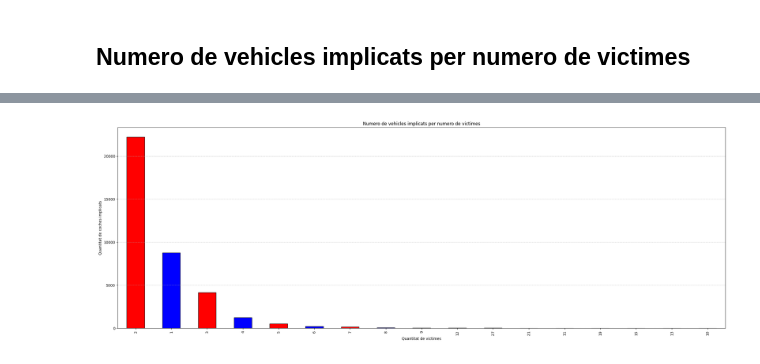
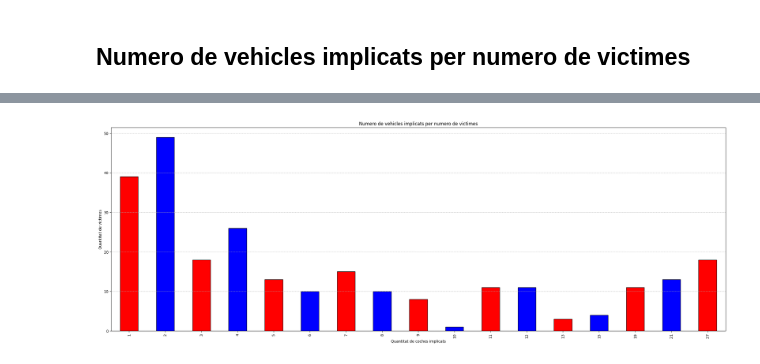
Before and after one commit to SeergiCureero/Proyecto-Analitica-Descriptiva, a Jupyter notebook: main.ipynb, the cells around one changed output, grey strips where cells are left out. Drawn from its saved outputs; the diff is of its cells as text; code cells hidden in the pictures.

```diff
--- a/main.ipynb
+++ b/main.ipynb
@@ -12,7 +12,7 @@ pd.set_option('display.max_columns',None)
 # %% [markdown]
 ### Guardar les dades dels accidents a un df
 # %%
-AccidentsCOMPLET = pd.read_csv("dades/Accidents_de_tr_nsit_amb_morts_o_ferits_greus_a_Catalunya_20250131.csv")
+AccidentsCOMPLET = pd.read_csv("dades/Accidents_de_tr_nsit_amb_morts_o_ferits_greus_a_Catalunya_20250131.csv").head(50)
 
 AccidentsCOMPLET
 # %% [output]
@@ -94,15 +76,15 @@ Name: F_UNITATS_IMPLICADES, dtype: int64
 # %%
-NumeroVehiclesImplicats = AccidentsCOMPLET.groupby('F_UNITATS_IMPLICADES')['F_VICTIMES'].sum()
+NumeroVehiclesImplicats = AccidentsCOMPLET.groupby('F_UNITATS_IMPLICADES')['F_VICTIMES'].max()
 
 plt.figure(figsize=(30, 10))
-NumeroVehiclesImplicats.sort_values(ascending=False).plot(kind='bar',color=['red','blue'], edgecolor='black')
+NumeroVehiclesImplicats.sort_index(ascending=True).plot(kind='bar',color=['red','blue'], edgecolor='black')
 
-plt.xlabel('Quantitat de victimes')
-plt.ylabel('Quantitat de coches implicats')
+plt.ylabel('Quantitat de victimes')
+plt.xlabel('Quantitat de coches implicats')
 plt.title('Numero de vehicles implicats per numero de victimes')
 plt.xticks(rotation=90)
 plt.grid(axis='y', linestyle='--', alpha=0.7)
 
 plt.show()
 # %% [output]
-[figure, old version]
+[figure, new version]
```
Also changed, not shown: parts of 6 cells of this notebook.
